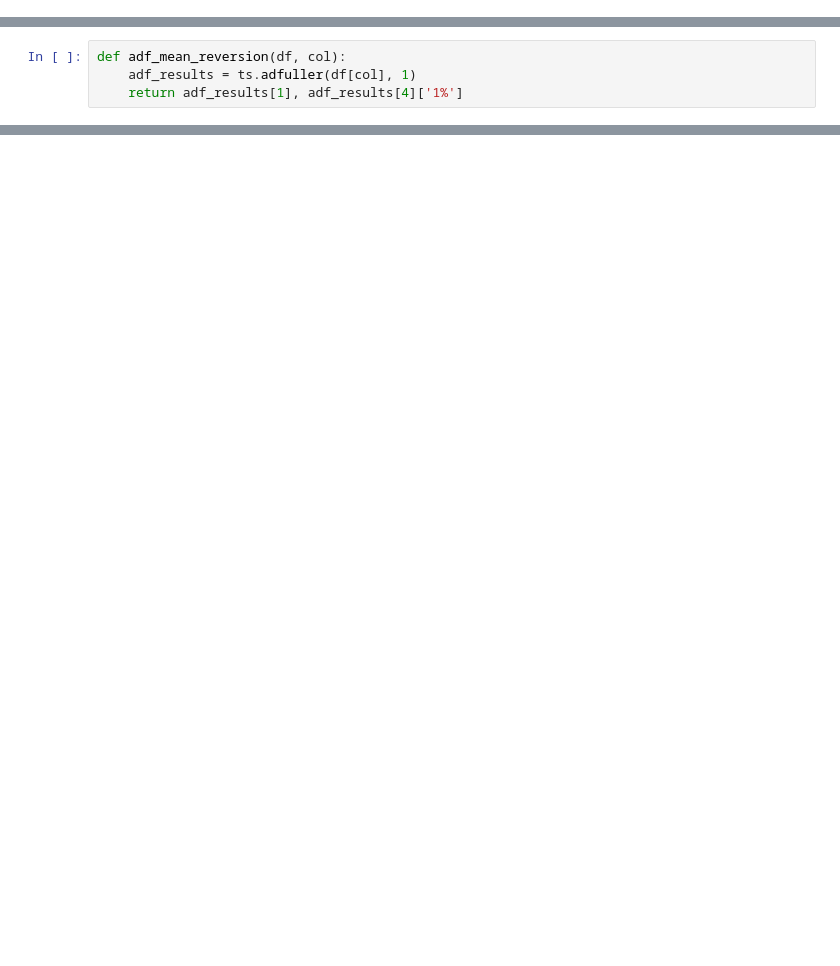
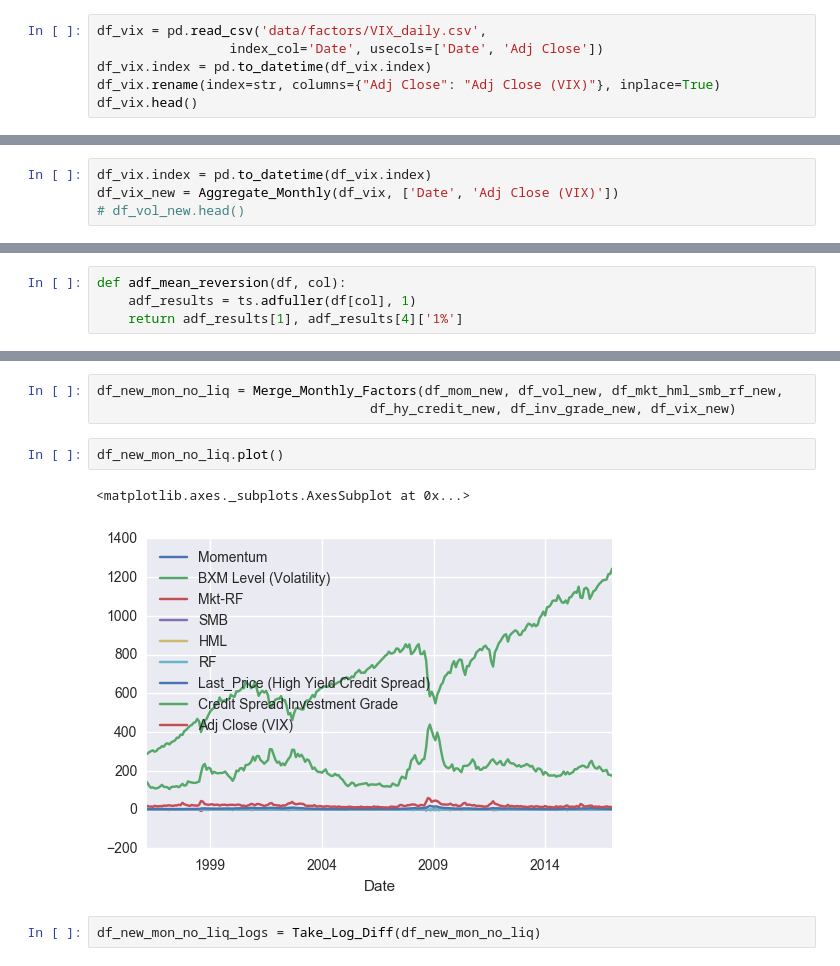
Before and after one commit to yiran06/Dynamic_Factor_Timing_Project, a Jupyter notebook: Factor_Aggregation.ipynb, the cells around one changed output, grey strips where cells are left out. Saved outputs shown, nothing was run; the diff lists cells and outputs as text; blank space fills up the shorter version.

```diff
--- a/Factor_Aggregation.ipynb
+++ b/Factor_Aggregation.ipynb
@@ -81,3 +81,9 @@ df_liq.head()
 | 1997-03-31 00:00:00 | 0.016820 |
 | 1997-04-30 00:00:00 | 0.062007 |
 | 1997-05-30 00:00:00 | 0.012119 |
+# %%
+df_vix = pd.read_csv('data/factors/VIX_daily.csv',
+                 index_col='Date', usecols=['Date', 'Adj Close'])
+df_vix.index = pd.to_datetime(df_vix.index)
+df_vix.rename(index=str, columns={"Adj Close": "Adj Close (VIX)"}, inplace=True)
+df_vix.head()
@@ -132,6 +146,10 @@ df_inv_grade_new.head()
 df_vol.index = pd.to_datetime(df_vol.index)
 df_vol_new = Aggregate_Monthly(df_vol, ['Date', 'BXM Level (Volatility)'])
 # df_vol_new.head()
+# %%
+df_vix.index = pd.to_datetime(df_vix.index)
+df_vix_new = Aggregate_Monthly(df_vix, ['Date', 'Adj Close (VIX)'])
+# df_vol_new.head()
 # %%
 grouped = df_mkt_hml_smb_rf.groupby(pd.TimeGrouper(freq='M'))  # group by month
 
@@ -318,0 +344,10 @@ df_new_mon_results
+# %%
+df_new_mon_no_liq = Merge_Monthly_Factors(df_mom_new, df_vol_new, df_mkt_hml_smb_rf_new,
+                                   df_hy_credit_new, df_inv_grade_new, df_vix_new)
+# %%
+df_new_mon_no_liq.plot()
+# %% [output]
+<matplotlib.axes._subplots.AxesSubplot at 0x...>
+[figure, added]
+# %%
+df_new_mon_no_liq_logs = Take_Log_Diff(df_new_mon_no_liq)
```
Also changed, not shown: parts of 13 cells of this notebook.
